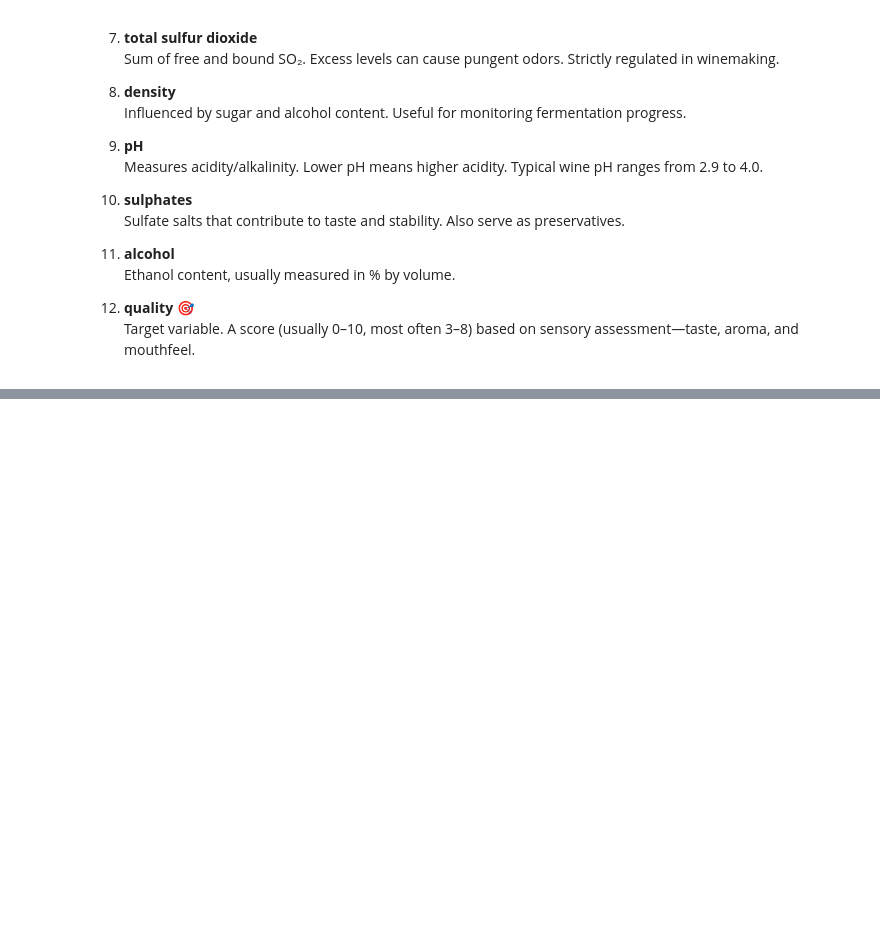
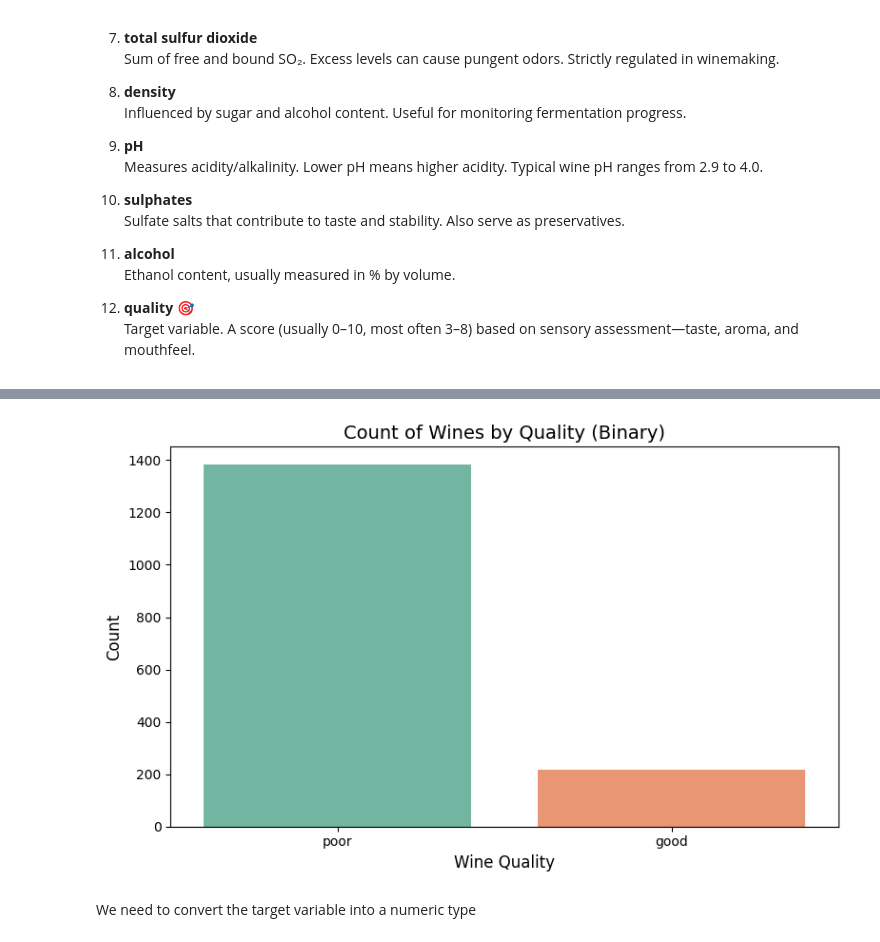
Before and after one commit to AtRealMasterLuke/WineQuality-SVM, a Jupyter notebook: Red Wine Quality - SVM.ipynb, the cells around one changed output, grey strips where cells are left out. Saved outputs shown, nothing was run; the diff lists cells and outputs as text; code cells hidden in the pictures; blank space fills up the shorter version.

```diff
--- a/Red Wine Quality - SVM.ipynb
+++ b/Red Wine Quality - SVM.ipynb
@@ -68,0 +229,3 @@ df.head(10)
+# %%
+columns_to_drop = ["residual sugar", "free sulfur dioxide", "pH"]
+df.drop(columns_to_drop, axis = 1, inplace = True)
@@ -68,0 +243,4 @@ df.head(10)
+# %%
+bins = (2, 6.5, 8) # if quality is between 2 - 6.5, it will classify as poor, but between 6.5 and 8, it will classify as good
+group_names = ["poor", "good"]
+df["quality"] = pd.cut(df.quality, bins = bins, labels= group_names)
@@ -68,0 +261,12 @@ df.head(10)
+# %%
+plt.figure(figsize=(8, 5))
+sns.countplot(x="quality", data=df, palette="Set2")
+plt.title("Count of Wines by Quality (Binary)", fontsize=14)
+plt.xlabel("Wine Quality", fontsize=12)
+plt.ylabel("Count", fontsize=12)
+plt.tight_layout()
+plt.show()
+# %% [output]
+[figure, added]
+# %% [markdown]
+We need to convert the target variable into a numeric type
```
Also changed, not shown: parts of 42 cells of this notebook.
